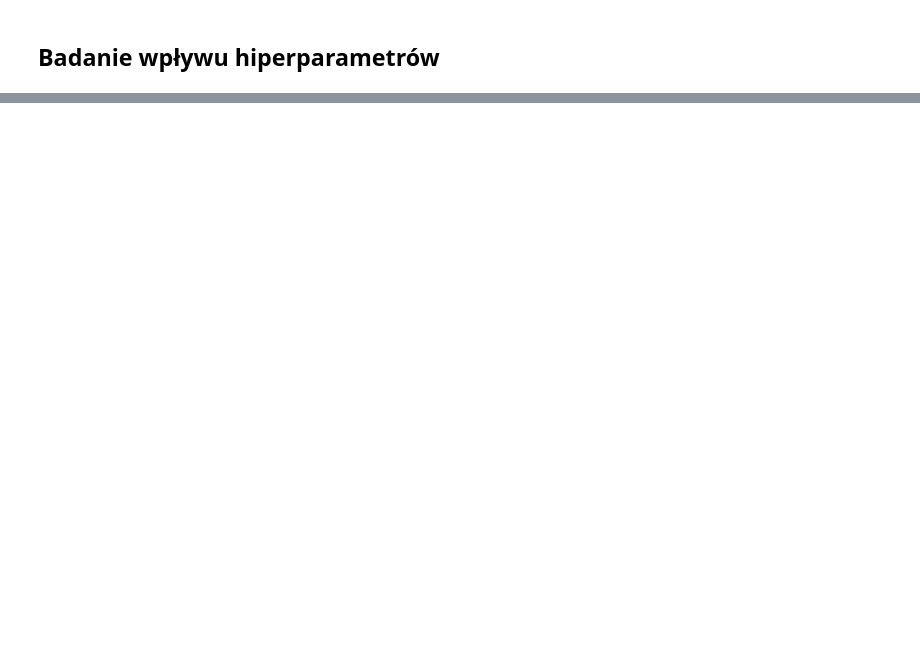
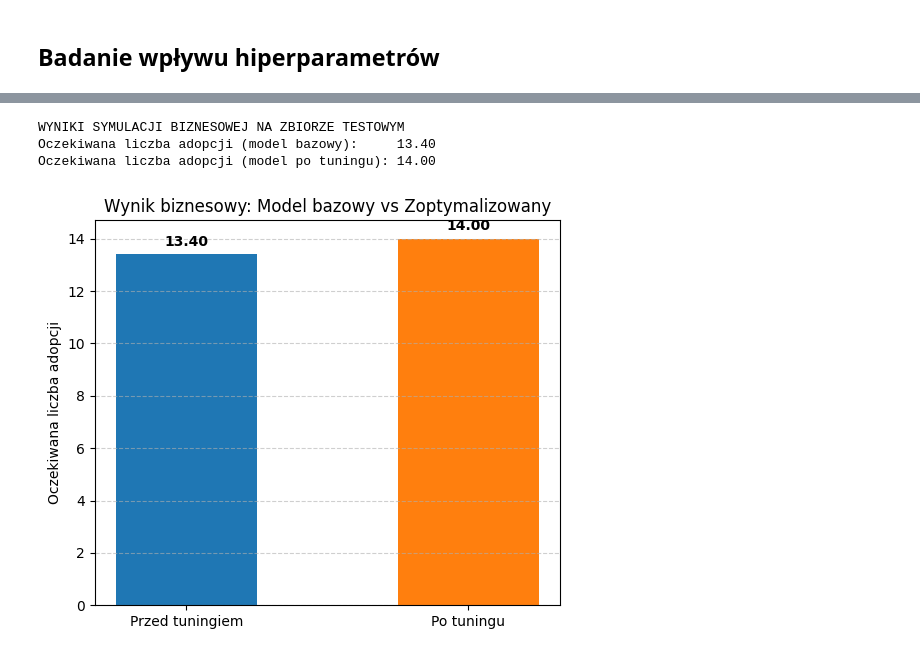
Before and after one commit to Zajecia-na-PWr-LR/lista-4-projekt-grupowy-lematy, a Jupyter notebook: Regresja_logistyczna2.ipynb, the cells around one changed output, grey strips where cells are left out. Cells and saved outputs as stored; diff of their text form; code cells hidden in the pictures; blank space fills up the shorter version.

```diff
--- a/Regresja_logistyczna2.ipynb
+++ b/Regresja_logistyczna2.ipynb
@@ -192,0 +205,54 @@ plt.show()
+# %%
+# Symulacja na zbiorze testowym dla modelu (baseline) na domyślnych parametrach
+
+base_pipeline = Pipeline([
+    ('preprocessor', preprocessor),
+    ('log_reg', LogisticRegression(max_iter=5000, random_state=42))
+])
+base_pipeline.fit(X_train, y_train)
+
+y_proba_base = base_pipeline.predict_proba(X_test)[:, 1]
+y_proba_tuned = best_model.predict_proba(X_test)[:, 1]
+
+oczekiwane_adopcje_base = symulacja_budzetu(y_test, y_proba_base)
+oczekiwane_adopcje_tuned = symulacja_budzetu(y_test, y_proba_tuned)
+
+print("\nWYNIKI SYMULACJI BIZNESOWEJ NA ZBIORZE TESTOWYM")
+print(f"Oczekiwana liczba adopcji (model bazowy):     {oczekiwane_adopcje_base:.2f}")
+print(f"Oczekiwana liczba adopcji (model po tuningu): {oczekiwane_adopcje_tuned:.2f}")
+
+# Wykres biznesowy
+plt.figure(figsize=(6, 5))
+plt.bar(["Przed tuningiem", "Po tuningu"],
+        [oczekiwane_adopcje_base, oczekiwane_adopcje_tuned],
+        color=['#1f77b4', '#ff7f0e'], width=0.5)
+plt.ylabel("Oczekiwana liczba adopcji")
+plt.title("Wynik biznesowy: Model bazowy vs Zoptymalizowany")
+plt.grid(axis="y", linestyle="--", alpha=0.6)
+for i, v in enumerate([oczekiwane_adopcje_base, oczekiwane_adopcje_tuned]):
+    plt.text(i, v + 0.2, f"{v:.2f}", ha='center', va='bottom', fontweight='bold')
+plt.show()
+
+#FUNKCJA DLA UŻYTKOWNIKA (POTOK DECYZYJNY)
+
+def oceniaj_kandydatow(nowe_dane_df, budzet=200):
+    if 'PetID' in nowe_dane_df.columns:
+        dane_do_modelu = nowe_dane_df.drop('PetID', axis=1)
+    else:
+        dane_do_modelu = nowe_dane_df
+
+    prawdopodobienstwa = best_model.predict_proba(dane_do_modelu)[:, 1]
+
+    wyniki = nowe_dane_df.copy()
+    wyniki['SzansaNaAdopcje_Model'] = prawdopodobienstwa
+    wyniki_posortowane = wyniki.sort_values(by='SzansaNaAdopcje_Model', ascending=False)
+
+    max_reklam = budzet // 10
+    do_promocji = wyniki_posortowane.head(max_reklam)
+
+    return do_promocji
+# %% [output]
+WYNIKI SYMULACJI BIZNESOWEJ NA ZBIORZE TESTOWYM
+Oczekiwana liczba adopcji (model bazowy):     13.40
+Oczekiwana liczba adopcji (model po tuningu): 14.00
+[figure, added]
```
Also changed, not shown: parts of 8 cells of this notebook.
